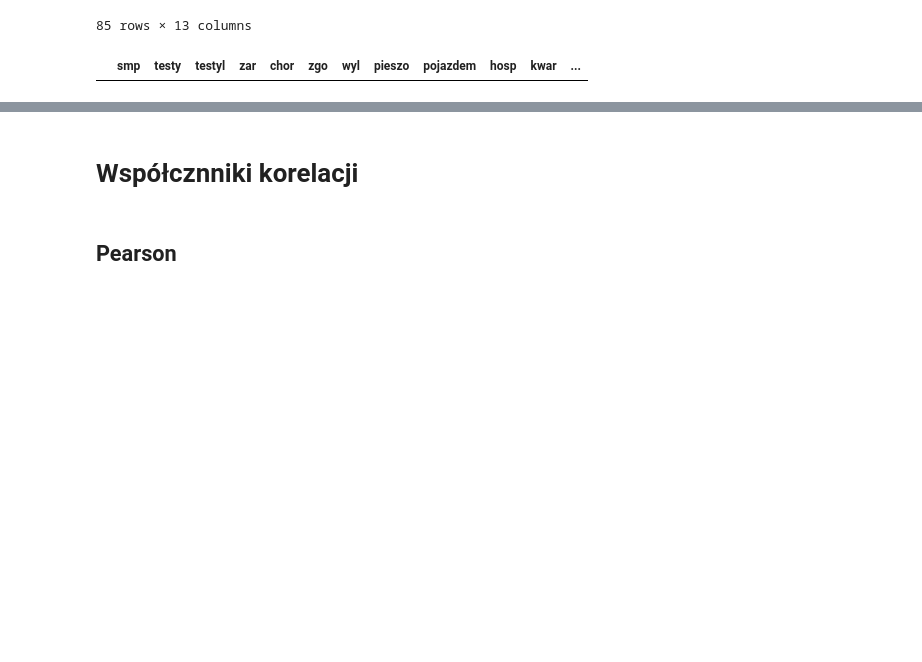
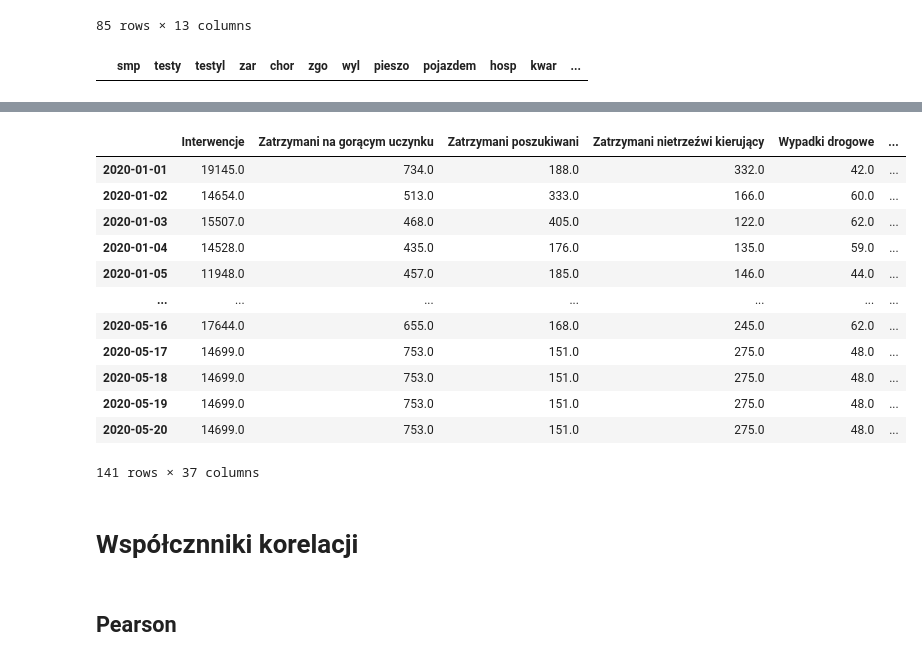
Before and after one commit to knmlprz/corona-analysis-1, a Jupyter notebook: notebooks/ImportDanych.ipynb, the cells around one changed output, grey strips where cells are left out. Saved outputs shown, nothing was run; the diff lists cells and outputs as text; code cells hidden in the pictures; blank space fills up the shorter version.

```diff
--- a/notebooks/ImportDanych.ipynb
+++ b/notebooks/ImportDanych.ipynb
@@ -218,3 +242,21 @@ df.head(10)
+# %%
+df.drop(df[df.index < "2020-01-01"].index, inplace = True)
+# %%
+df
+# %% [output]
+|  | Interwencje | Zatrzymani na gorącym uczynku | Zatrzymani poszukiwani | Zatrzymani nietrzeźwi kierujący | Wypadki drogowe | ... |
+| 2020-01-01 | 19145.0 | 734.0 | 188.0 | 332.0 | 42.0 | ... |
+| 2020-01-02 | 14654.0 | 513.0 | 333.0 | 166.0 | 60.0 | ... |
+| 2020-01-03 | 15507.0 | 468.0 | 405.0 | 122.0 | 62.0 | ... |
+| 2020-01-04 | 14528.0 | 435.0 | 176.0 | 135.0 | 59.0 | ... |
+| 2020-01-05 | 11948.0 | 457.0 | 185.0 | 146.0 | 44.0 | ... |
+| ... | ... | ... | ... | ... | ... | ... |
+| 2020-05-16 | 17644.0 | 655.0 | 168.0 | 245.0 | 62.0 | ... |
+| 2020-05-17 | 14699.0 | 753.0 | 151.0 | 275.0 | 48.0 | ... |
+| 2020-05-18 | 14699.0 | 753.0 | 151.0 | 275.0 | 48.0 | ... |
+| 2020-05-19 | 14699.0 | 753.0 | 151.0 | 275.0 | 48.0 | ... |
+| 2020-05-20 | 14699.0 | 753.0 | 151.0 | 275.0 | 48.0 | ... |
+141 rows × 37 columns
 # %% [markdown]
 # Współcznniki korelacji
 # %%
```
Also changed, not shown: parts of 8 cells of this notebook, 1 other file.
